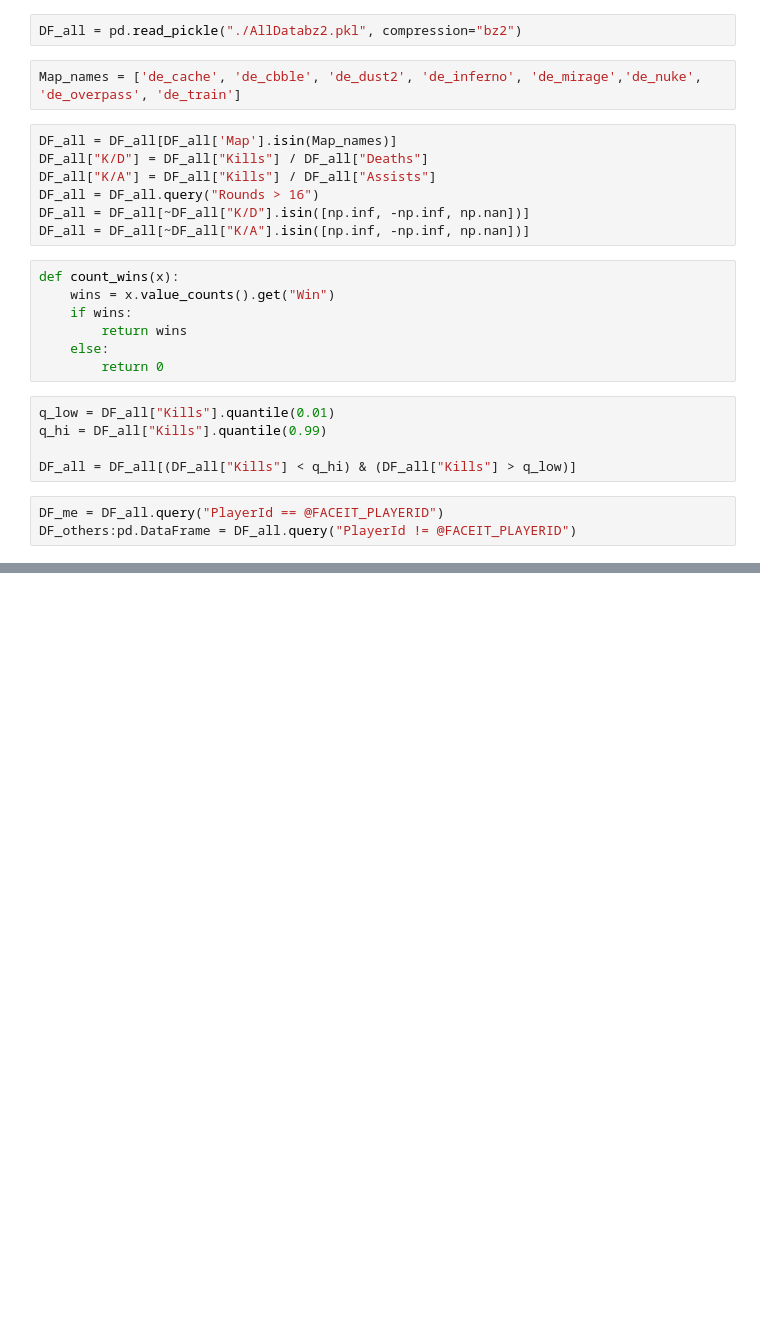
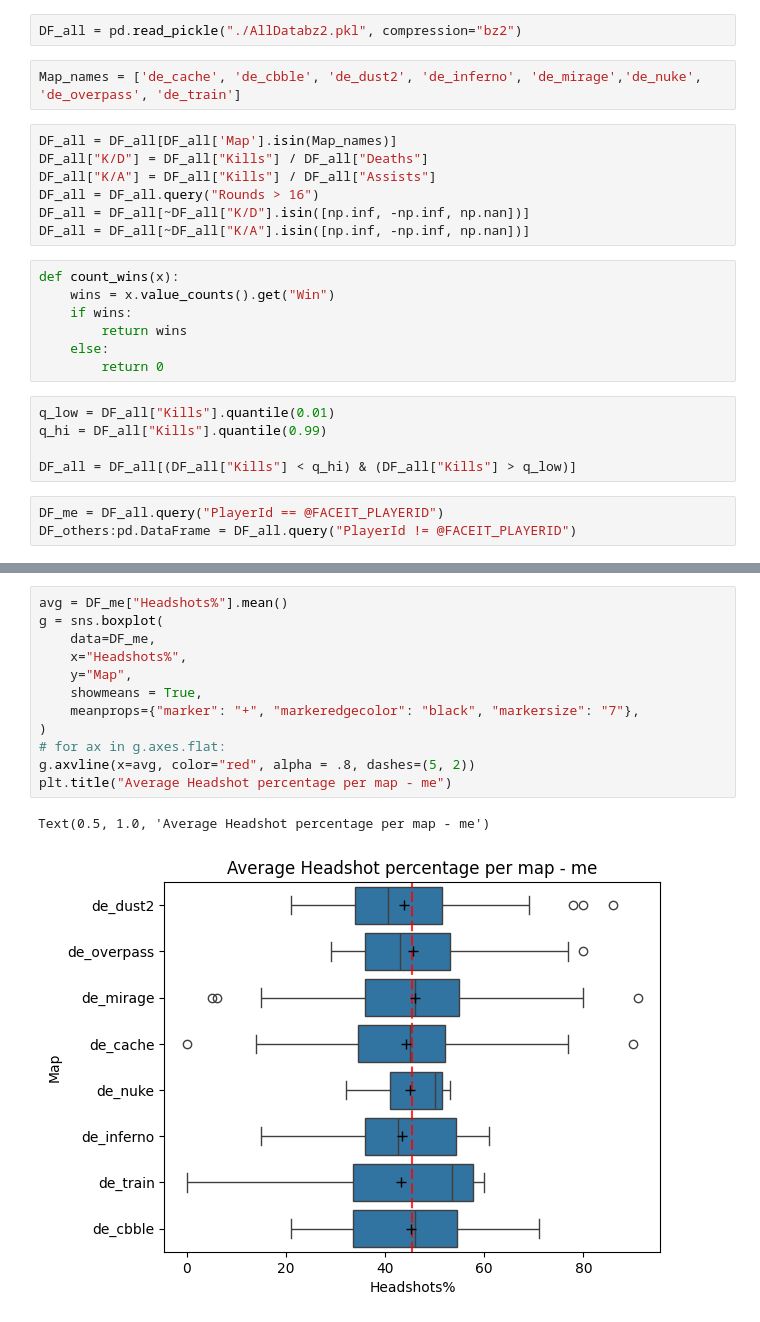
Before and after one commit to Mamin-gamer/Data-collection, a Jupyter notebook: notebooks/MeVsAll.ipynb, the cells around one changed output, grey strips where cells are left out. Cells and saved outputs as stored; diff of their text form; blank space fills up the shorter version.

```diff
--- a/notebooks/MeVsAll.ipynb
+++ b/notebooks/MeVsAll.ipynb
@@ -66,0 +216,15 @@ fig.show()
+# %%
+avg = DF_me["Headshots%"].mean()
+g = sns.boxplot(
+    data=DF_me,
+    x="Headshots%",
+    y="Map",
+    showmeans = True,
+    meanprops={"marker": "+", "markeredgecolor": "black", "markersize": "7"},
+)
+# for ax in g.axes.flat:
+g.axvline(x=avg, color="red", alpha = .8, dashes=(5, 2))
+plt.title("Average Headshot percentage per map - me")
+# %% [output]
+Text(0.5, 1.0, 'Average Headshot percentage per map - me')
+[figure, added]
```
Also changed, not shown: parts of 37 cells of this notebook, 1 other file.
